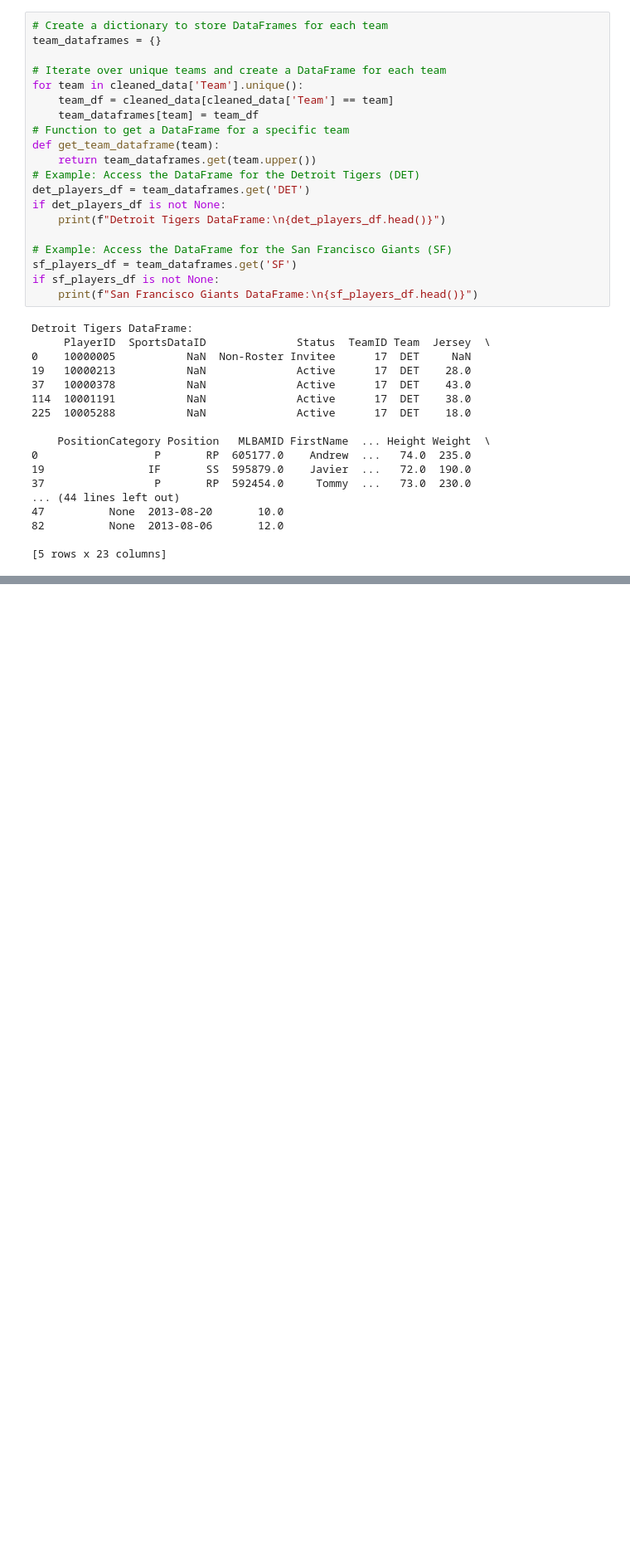
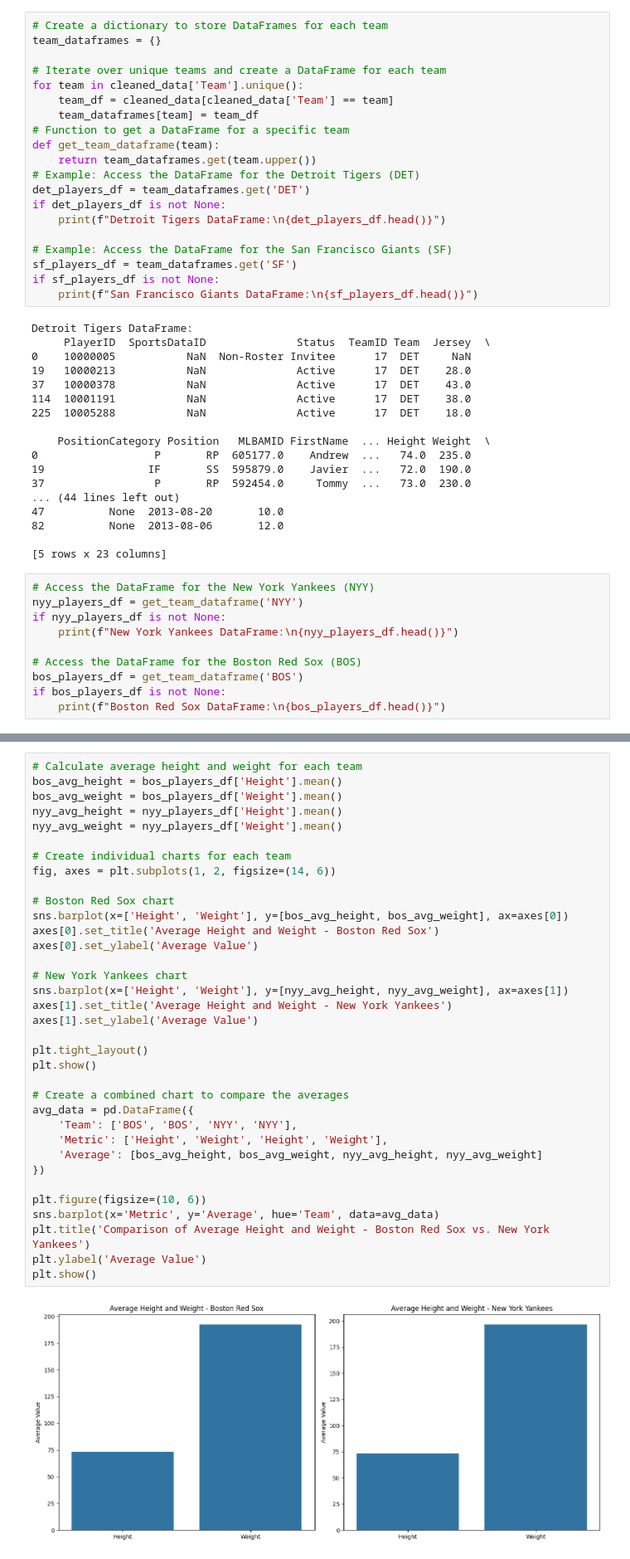
Before and after one commit to avidcyclist/baseball_data, a Jupyter notebook: data/all_players_messing_around.ipynb, the cells around one changed output, grey strips where cells are left out. Shown at 83% size. Drawn from its saved outputs; the diff is of its cells as text; blank space fills up the shorter version.

```diff
--- a/data/all_players_messing_around.ipynb
+++ b/data/all_players_messing_around.ipynb
@@ -65,3 +65,13 @@ Detroit Tigers DataFrame:
 82          None  2013-08-06       12.0
 
 [5 rows x 23 columns]
+# %%
+# Access the DataFrame for the New York Yankees (NYY)
+nyy_players_df = get_team_dataframe('NYY')
+if nyy_players_df is not None:
+    print(f"New York Yankees DataFrame:\n{nyy_players_df.head()}")
+
+# Access the DataFrame for the Boston Red Sox (BOS)
+bos_players_df = get_team_dataframe('BOS')
+if bos_players_df is not None:
+    print(f"Boston Red Sox DataFrame:\n{bos_players_df.head()}")
@@ -67,0 +145,37 @@ Detroit Tigers DataFrame:
+# %%
+# Calculate average height and weight for each team
+bos_avg_height = bos_players_df['Height'].mean()
+bos_avg_weight = bos_players_df['Weight'].mean()
+nyy_avg_height = nyy_players_df['Height'].mean()
+nyy_avg_weight = nyy_players_df['Weight'].mean()
+
+# Create individual charts for each team
+fig, axes = plt.subplots(1, 2, figsize=(14, 6))
+
+# Boston Red Sox chart
+sns.barplot(x=['Height', 'Weight'], y=[bos_avg_height, bos_avg_weight], ax=axes[0])
+axes[0].set_title('Average Height and Weight - Boston Red Sox')
+axes[0].set_ylabel('Average Value')
+
+# New York Yankees chart
+sns.barplot(x=['Height', 'Weight'], y=[nyy_avg_height, nyy_avg_weight], ax=axes[1])
+axes[1].set_title('Average Height and Weight - New York Yankees')
+axes[1].set_ylabel('Average Value')
+
+plt.tight_layout()
+plt.show()
+
+# Create a combined chart to compare the averages
+avg_data = pd.DataFrame({
+    'Team': ['BOS', 'BOS', 'NYY', 'NYY'],
+    'Metric': ['Height', 'Weight', 'Height', 'Weight'],
+    'Average': [bos_avg_height, bos_avg_weight, nyy_avg_height, nyy_avg_weight]
+})
+
+plt.figure(figsize=(10, 6))
+sns.barplot(x='Metric', y='Average', hue='Team', data=avg_data)
+plt.title('Comparison of Average Height and Weight - Boston Red Sox vs. New York Yankees')
+plt.ylabel('Average Value')
+plt.show()
+# %% [output]
+[figure, added]
```
Also changed, not shown: parts of 6 cells of this notebook.
